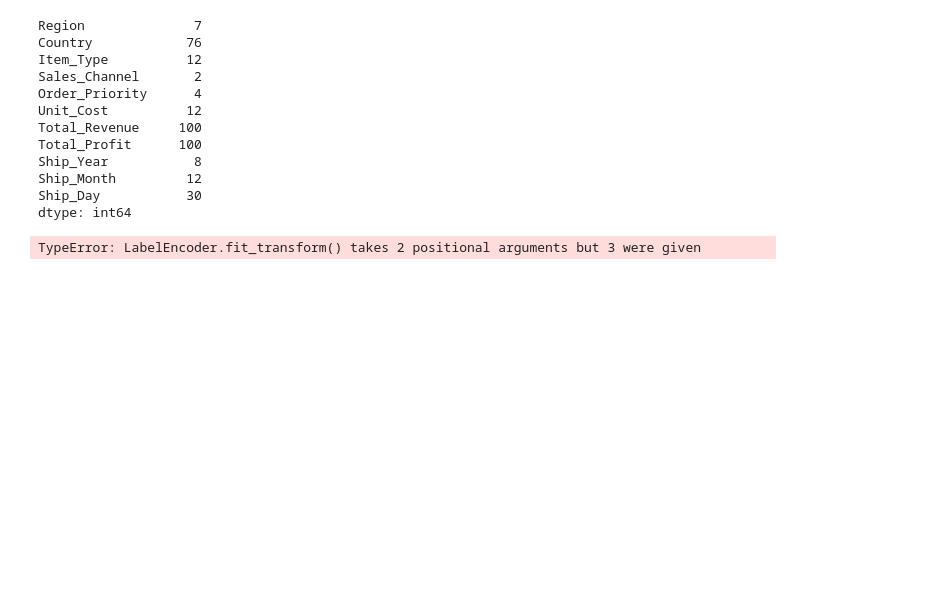
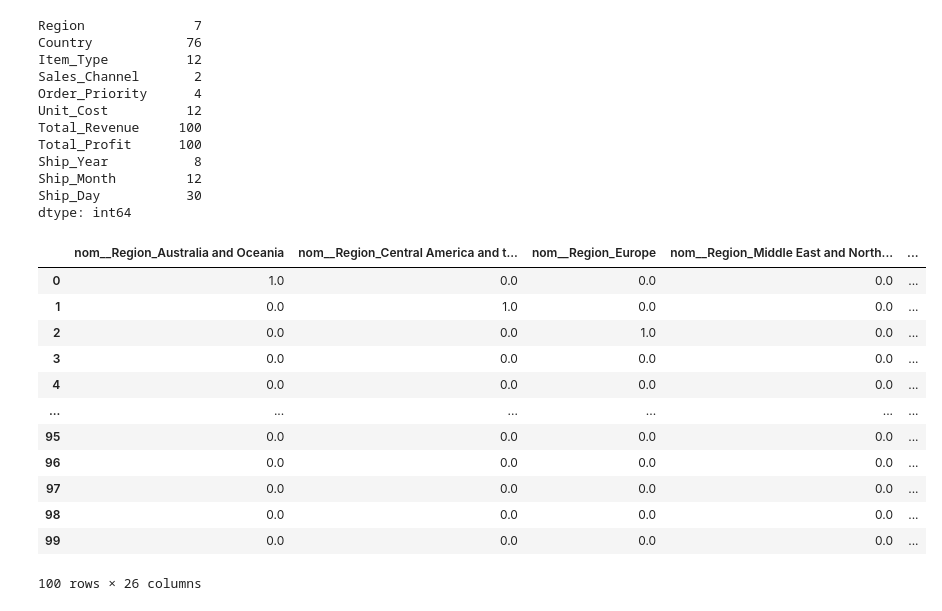
Before and after one commit to anshravalll/Datapractice, a Jupyter notebook: DS_2_Ansh_Raval/Code/sales_lasso.ipynb, the cells around one changed output. Saved outputs shown, nothing was run; the diff lists cells and outputs as text; code cells hidden in the pictures; blank space fills up the shorter version.

```diff
--- a/DS_2_Ansh_Raval/sales_lasso.ipynb
+++ b/DS_2_Ansh_Raval/Code/sales_lasso.ipynb
@@ -188,24 +188,57 @@ Ship_Day           30
 dtype: int64
 # %%
 from sklearn.compose import ColumnTransformer
-from sklearn.preprocessing import OneHotEncoder, LabelEncoder
+from sklearn.preprocessing import OneHotEncoder, OrdinalEncoder
+import pandas as pd
 
+# Drop the 'Country' column as it's not being used
 df = df.drop(columns=['Country'])
 
 # Define the ColumnTransformer to apply OneHotEncoder to categorical variables
 column_transformer = ColumnTransformer(
     transformers=[
         ('nom', OneHotEncoder(drop='first'), ['Region', 'Sales_Channel']),
-        ('cat', LabelEncoder(), 'Order_Priority')
+        # 'Order_Priority' will be handled separately using OrdinalEncoder
     ],
-    remainder='passthrough'  # Leave the other columns (like 'Unit_Cost', 'Total_Profit', etc.) unchanged
+    remainder='passthrough'  # Leave the other columns unchanged
 )
 
-# Apply the transformation to the dataset
+# Apply the transformation to the dataset (OneHotEncoder will be applied to 'Region' and 'Sales_Channel')
 transformed_data = column_transformer.fit_transform(df)
 
+# Apply OrdinalEncoder to 'Order_Priority' column separately
+# Define the custom priority order: Critical > High > Medium > Low
+priority_order = ['L', 'M', 'H', 'C']  # Low < Medium < High < Critical
+ordinal_encoder = OrdinalEncoder(categories=[priority_order])
+
+# Apply OrdinalEncoder to the 'Order_Priority' column
+df['Order_Priority'] = ordinal_encoder.fit_transform(df[['Order_Priority']])
+
 # Convert the transformed data back into a DataFrame
-df = pd.DataFrame(transformed_data, columns=column_transformer.get_feature_names_out())
+# The column names are generated by the ColumnTransformer for the OneHotEncoded columns
+df_transformed = pd.DataFrame(transformed_data, columns=column_transformer.get_feature_names_out())
+
+# Now, include the 'Order_Priority' column that was label encoded
+df_transformed['Order_Priority'] = df['Order_Priority']
+
+# Clean up column names by removing the 'remainder__' prefix for readability
+df_transformed.columns = [col.replace('remainder__', '') for col in df_transformed.columns]
+
+# Display the transformed dataframe
+df = df_transformed
+df = pd.get_dummies(df, columns=['Item_Type'], drop_first=True)
 df
 # %% [output]
+|  | nom__Region_Australia and Oceania | nom__Region_Central America and t... | nom__Region_Europe | nom__Region_Middle East and North... | ... |
+| 0 | 1.0 | 0.0 | 0.0 | 0.0 | ... |
+| 1 | 0.0 | 1.0 | 0.0 | 0.0 | ... |
+| 2 | 0.0 | 0.0 | 1.0 | 0.0 | ... |
+| 3 | 0.0 | 0.0 | 0.0 | 0.0 | ... |
+| 4 | 0.0 | 0.0 | 0.0 | 0.0 | ... |
+| ... | ... | ... | ... | ... | ... |
+| 95 | 0.0 | 0.0 | 0.0 | 0.0 | ... |
+| 96 | 0.0 | 0.0 | 0.0 | 0.0 | ... |
+| 97 | 0.0 | 0.0 | 0.0 | 0.0 | ... |
+| 98 | 0.0 | 0.0 | 0.0 | 0.0 | ... |
+| 99 | 0.0 | 0.0 | 0.0 | 0.0 | ... |
-TypeError: LabelEncoder.fit_transform() takes 2 positional arguments but 3 were given
+100 rows × 26 columns
```
Also changed, not shown: parts of 5 cells of this notebook, 15 other files.
